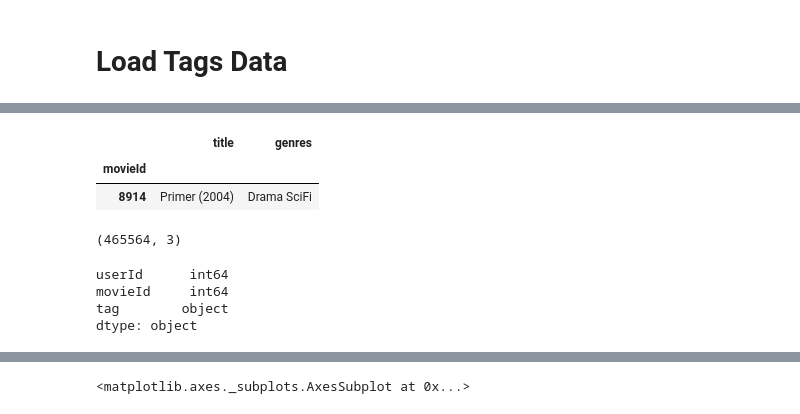
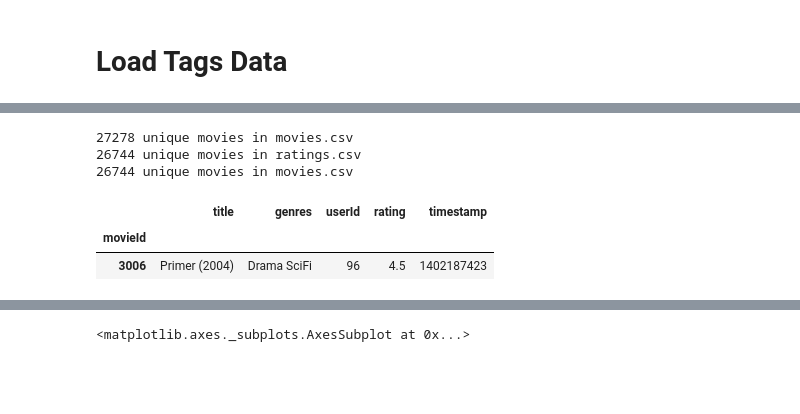
Before and after one commit to alineberry/my-movie-recommender, a Jupyter notebook: notebooks/1b-exploratory-analysis-tags.ipynb, the cells around one changed output, grey strips where cells are left out. Saved outputs shown, nothing was run; the diff lists cells and outputs as text; code cells hidden in the pictures; blank space fills up the shorter version.

```diff
--- a/notebooks/1b-exploratory-analysis-tags.ipynb
+++ b/notebooks/1b-exploratory-analysis-tags.ipynb
@@ -28,0 +17,12 @@ tags.head()
+# %%
+# Load index mapping
+with open('../data/movie_to_idx.pkl', 'rb') as handle:
+    movie2idx = pickle.load(handle)
+# %%
+#load tags and ratings data
+cwd = os.getcwd()
+tags = pd.read_csv(os.path.join(cwd, "..", "data", "tags.csv"))
+print("{} unique movies in tags.csv".format(len(tags.movieId.unique())))
+ratings = pd.read_csv(os.path.join(cwd, "..", "data", "ratings.csv"))
+ratings = ratings.drop_duplicates('movieId')
+print("{} unique movies in ratings.csv".format(len(ratings.movieId.unique())))
@@ -29,20 +48,21 @@ tags.head()
 # %%
-movies = pd.read_csv(os.path.join(cwd, "..", "data/ml-20m", "movies.csv"))
+#map movie index for movie data
+movies = pd.read_csv(os.path.join(cwd, "..", "data", "movies.csv"))
+print("{} unique movies in movies.csv".format(len(movies.movieId.unique())))
+print("{} unique movies in ratings.csv".format(len(ratings.movieId.unique())))
+
+movies = pd.merge(movies, ratings, on="movieId", how="inner")
+movies.movieId = movies.movieId.apply(lambda x: movie2idx[x])
+print("{} unique movies in movies.csv".format(len(movies.movieId.unique())))
+
 movies.set_index('movieId', inplace=True)
 movies['genres'] = movies['genres'].str.replace(pat="|", repl=" ")
 movies['genres'] = movies['genres'].str.replace(pat="-", repl="")
 movies.query('title == "Primer (2004)"')
 # %% [output]
+27278 unique movies in movies.csv
+26744 unique movies in ratings.csv
+26744 unique movies in movies.csv
-|  | title | genres |
-| movieId |  |  |
-| 8914 | Primer (2004) | Drama SciFi |
+|  | title | genres | userId | rating | timestamp |
+| movieId |  |  |  |  |  |
+| 3006 | Primer (2004) | Drama SciFi | 96 | 4.5 | 1402187423 |
-# %%
-print(tags.shape)
-tags['tag'] = tags['tag'].astype(str)
-tags.dtypes
-# %% [output]
-(465564, 3)
-userId      int64
-movieId     int64
-tag        object
-dtype: object
```
Also changed, not shown: parts of 20 cells of this notebook, 4 other files.
